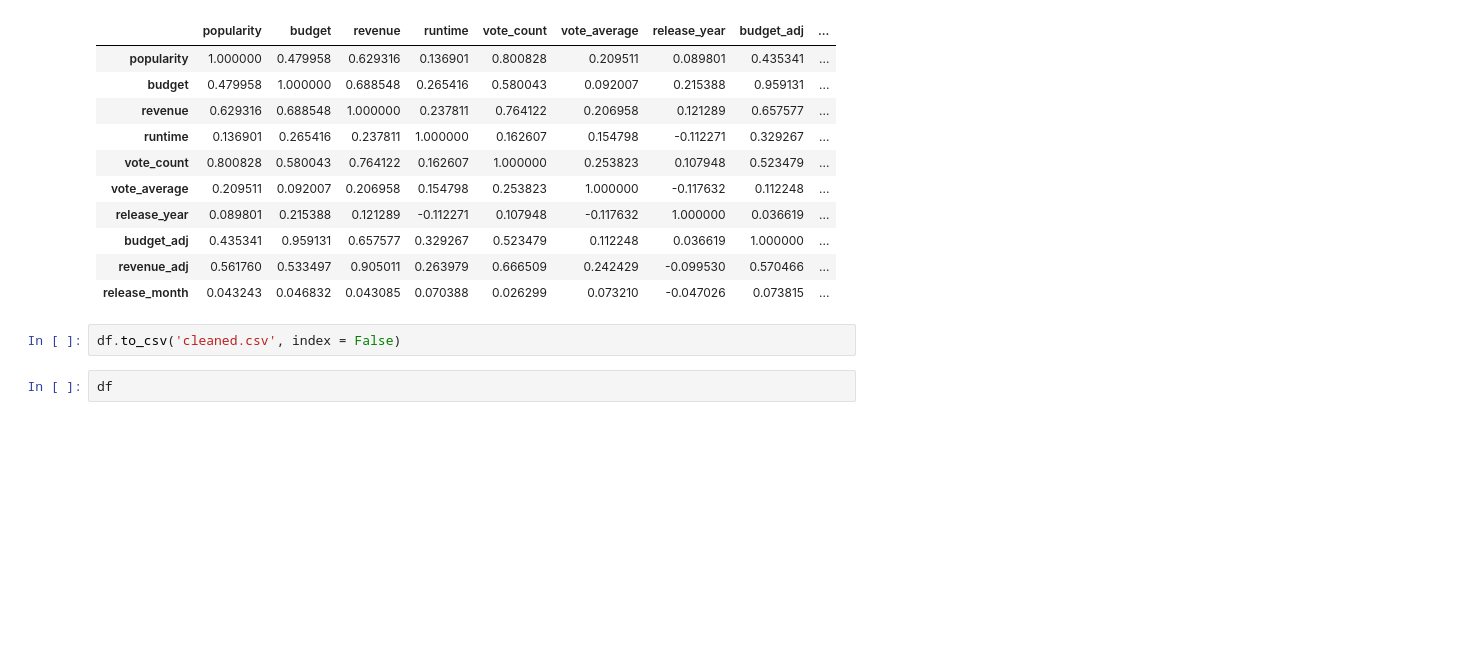
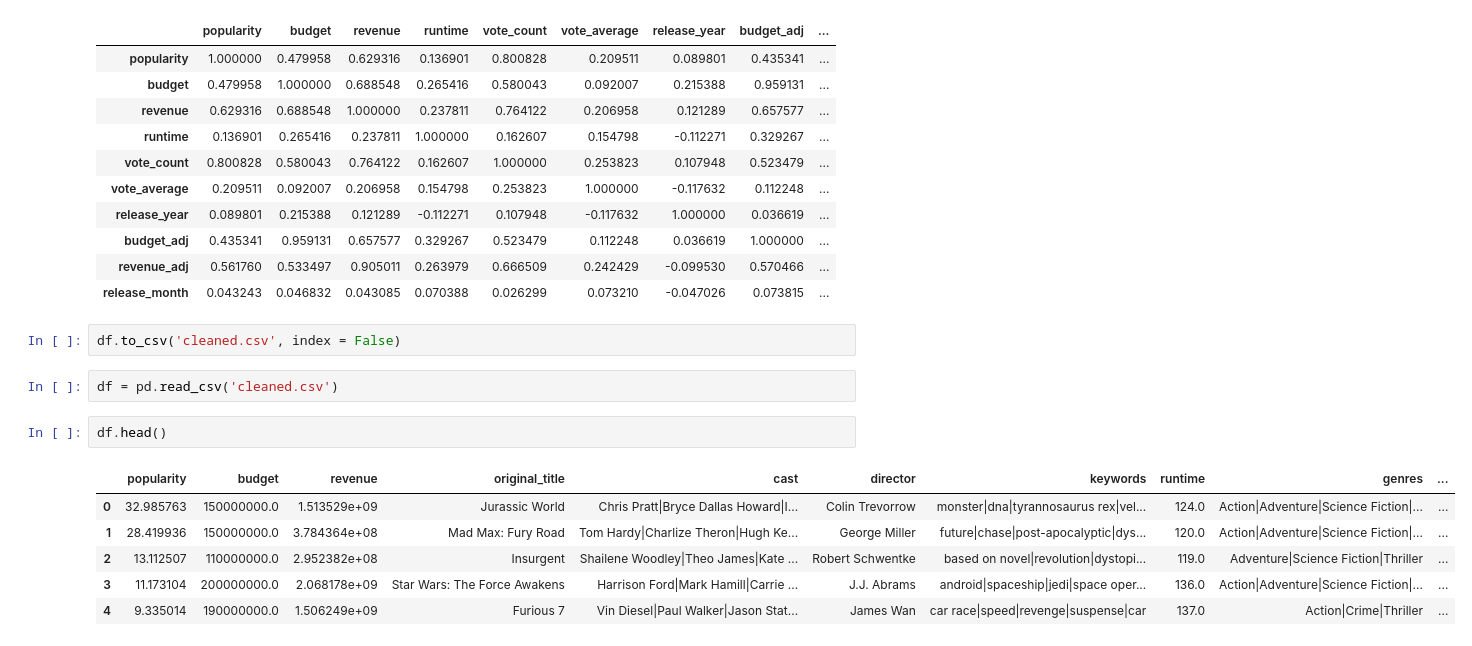
Before and after one commit to KaoriMI/Project_Investigate_a_Dataset, a Jupyter notebook: playground.ipynb, the cells around one changed output. Drawn from its saved outputs; the diff is of its cells as text; blank space fills up the shorter version.

```diff
--- a/playground.ipynb
+++ b/playground.ipynb
@@ -181,5 +150,14 @@ df.corr()
 | release_month | 0.043243 | 0.046832 | 0.043085 | 0.070388 | 0.026299 | 0.073210 | -0.047026 | 0.073815 | ... |
 # %%
 df.to_csv('cleaned.csv', index = False)
+# %%
+df = pd.read_csv('cleaned.csv')
 # %%
-df
+df.head()
+# %% [output]
+|  | popularity | budget | revenue | original_title | cast | director | keywords | runtime | genres | ... |
+| 0 | 32.985763 | 150000000.0 | 1.513529e+09 | Jurassic World | Chris Pratt|Bryce Dallas Howard|I... | Colin Trevorrow | monster|dna|tyrannosaurus rex|vel... | 124.0 | Action|Adventure|Science Fiction|... | ... |
+| 1 | 28.419936 | 150000000.0 | 3.784364e+08 | Mad Max: Fury Road | Tom Hardy|Charlize Theron|Hugh Ke... | George Miller | future|chase|post-apocalyptic|dys... | 120.0 | Action|Adventure|Science Fiction|... | ... |
+| 2 | 13.112507 | 110000000.0 | 2.952382e+08 | Insurgent | Shailene Woodley|Theo James|Kate ... | Robert Schwentke | based on novel|revolution|dystopi... | 119.0 | Adventure|Science Fiction|Thriller | ... |
+| 3 | 11.173104 | 200000000.0 | 2.068178e+09 | Star Wars: The Force Awakens | Harrison Ford|Mark Hamill|Carrie ... | J.J. Abrams | android|spaceship|jedi|space oper... | 136.0 | Action|Adventure|Science Fiction|... | ... |
+| 4 | 9.335014 | 190000000.0 | 1.506249e+09 | Furious 7 | Vin Diesel|Paul Walker|Jason Stat... | James Wan | car race|speed|revenge|suspense|car | 137.0 | Action|Crime|Thriller | ... |
```
Also changed, not shown: parts of 3 cells of this notebook, 1 other file.
